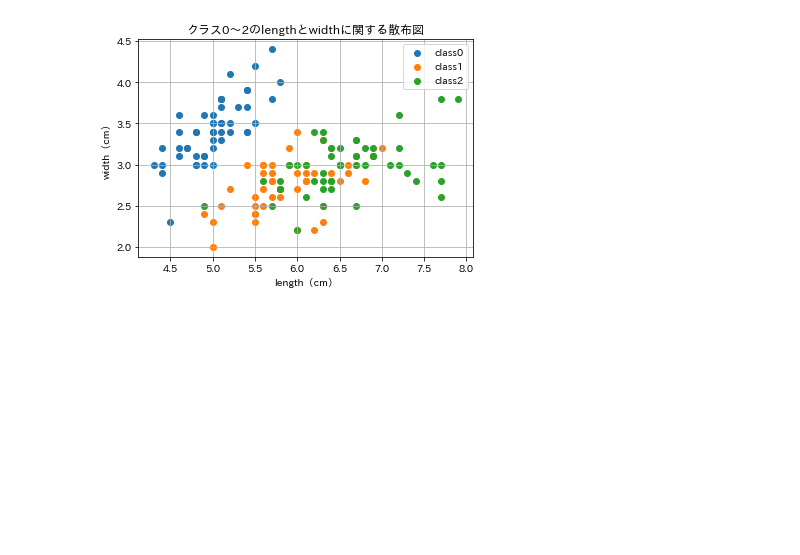
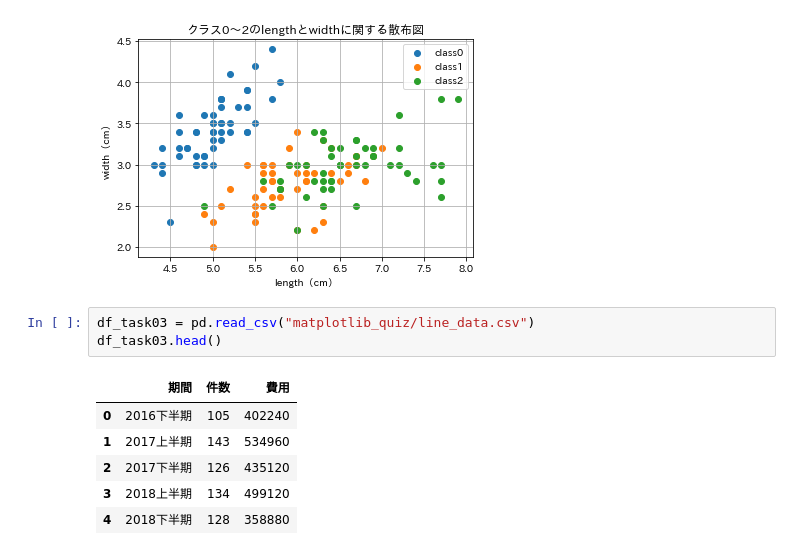
Before and after one commit to sugarl-sudo/Basic-Python, a Jupyter notebook: colab/quizzes/可視化問題.ipynb, the cells around one changed output. Cells and saved outputs as stored; diff of their text form; blank space fills up the shorter version.

```diff
--- a/colab/quizzes/可視化問題.ipynb
+++ b/colab/quizzes/可視化問題.ipynb
@@ -52,3 +52,13 @@ leg = ax.legend()
 plt.show()
 # %% [output]
 [figure]
+# %%
+df_task03 = pd.read_csv("matplotlib_quiz/line_data.csv")
+df_task03.head()
+# %% [output]
+|  | 期間 | 件数 | 費用 |
+| 0 | 2016下半期 | 105 | 402240 |
+| 1 | 2017上半期 | 143 | 534960 |
+| 2 | 2017下半期 | 126 | 435120 |
+| 3 | 2018上半期 | 134 | 499120 |
+| 4 | 2018下半期 | 128 | 358880 |
```
Also changed, not shown: parts of 2 cells of this notebook, 1 other file.
